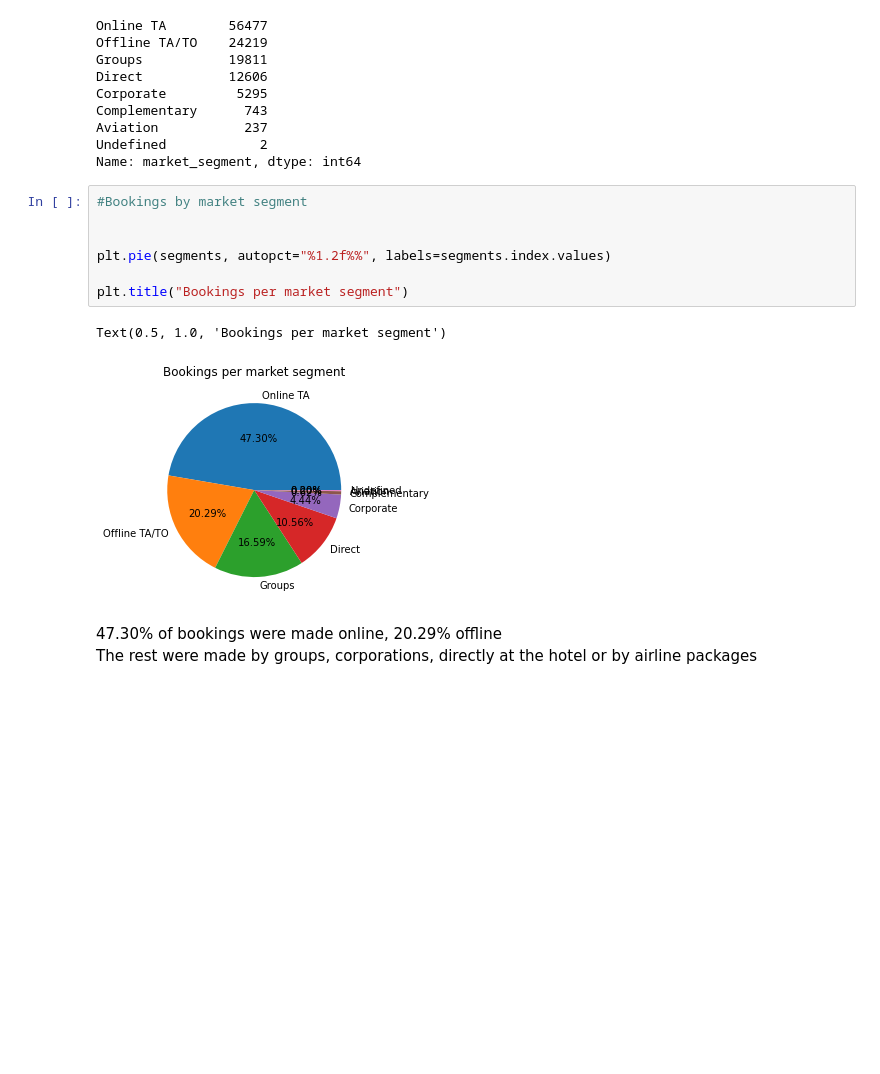
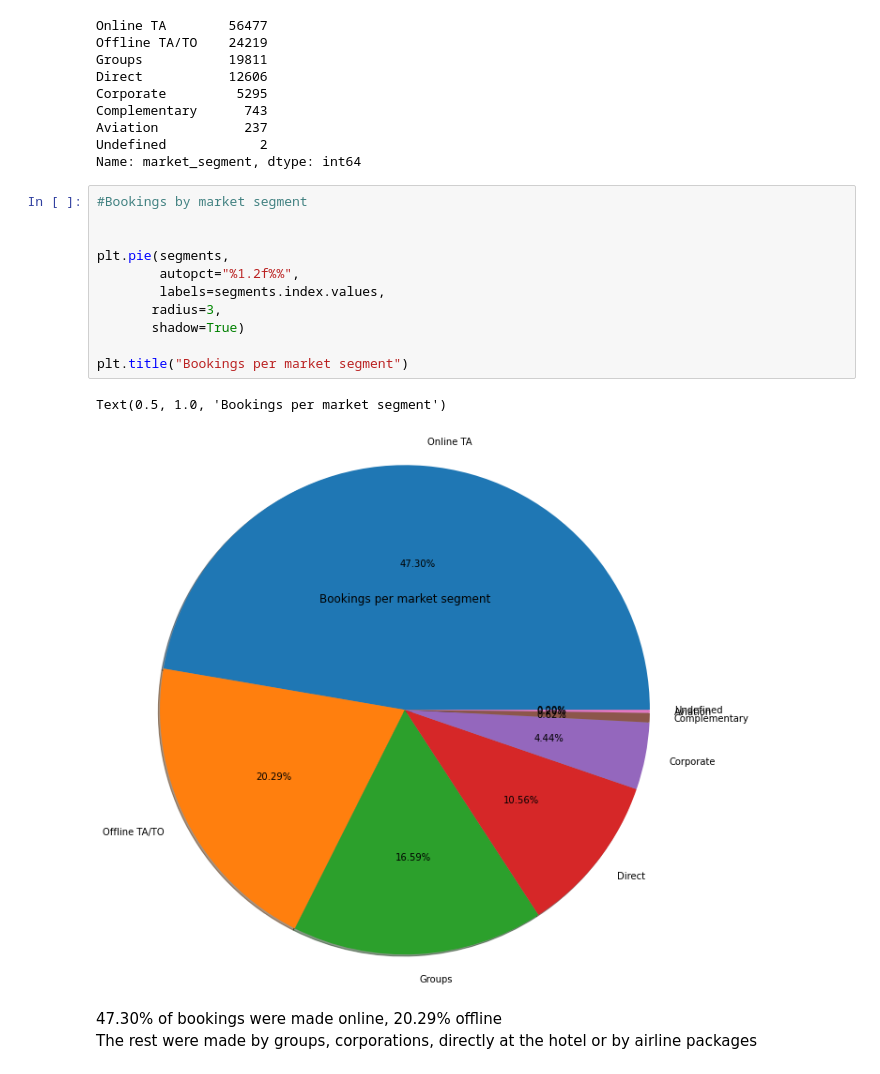
Before and after one commit to carlosmendozaj/Project_Booking_Demand, a Jupyter notebook: Carlos_Notebook.ipynb, the cells around one changed output. Cells and saved outputs as stored; diff of their text form; blank space fills up the shorter version.

```diff
--- a/Carlos_Notebook.ipynb
+++ b/Carlos_Notebook.ipynb
@@ -207,13 +192,17 @@ Name: market_segment, dtype: int64
 # %%
 #Bookings by market segment
 
 
-plt.pie(segments, autopct="%1.2f%%", labels=segments.index.values)
+plt.pie(segments,
+        autopct="%1.2f%%",
+        labels=segments.index.values,
+       radius=3,
+       shadow=True)
 
 plt.title("Bookings per market segment")
 # %% [output]
 Text(0.5, 1.0, 'Bookings per market segment')
-[figure, old version]
+[figure, new version]
 # %% [markdown]
 47.30% of bookings were made online, 20.29% offline \
 The rest were made by groups, corporations, directly at the hotel or by airline packages
```
Also changed, not shown: parts of 8 cells of this notebook.
